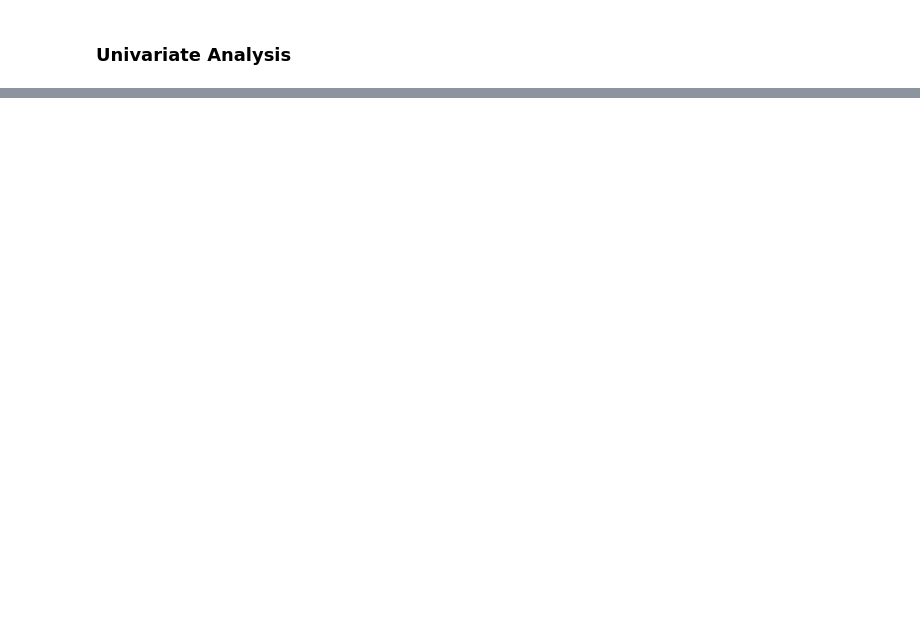
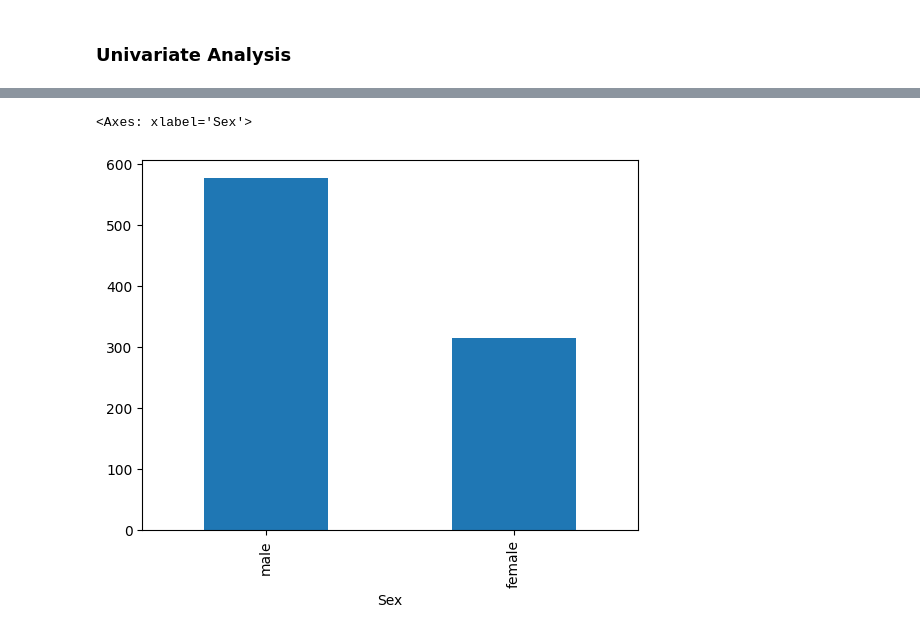
Before and after one commit to malviynjali11/ML_CampusX, a Jupyter notebook: Machine Learning/04/eda.ipynb, the cells around one changed output, grey strips where cells are left out. Cells and saved outputs as stored; diff of their text form; code cells hidden in the pictures; blank space fills up the shorter version.

```diff
--- a/Machine Learning/04/eda.ipynb
+++ b/Machine Learning/04/eda.ipynb
@@ -18,0 +34,5 @@ df.head()
+# %%
+df['Sex'].value_counts().plot(kind="bar")
+# %% [output]
+<Axes: xlabel='Sex'>
+[figure, added]
```
Also changed, not shown: parts of 23 cells of this notebook.
